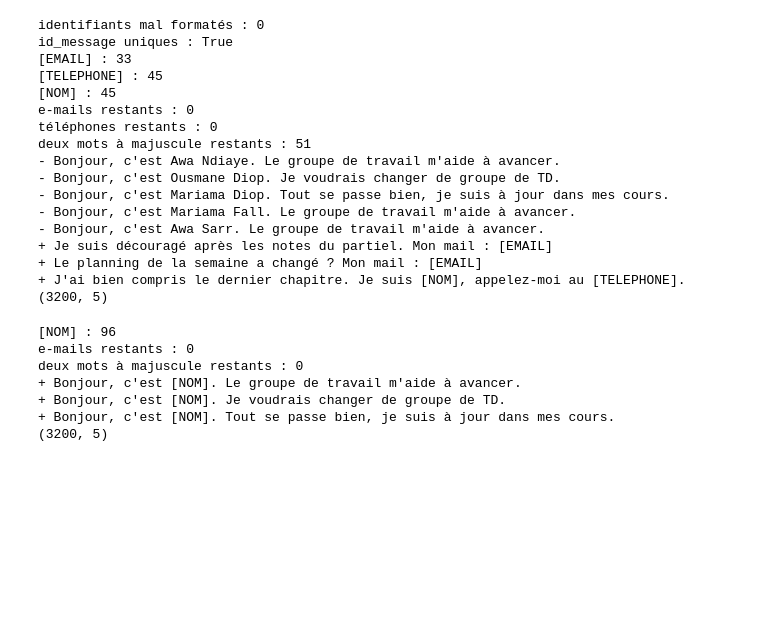
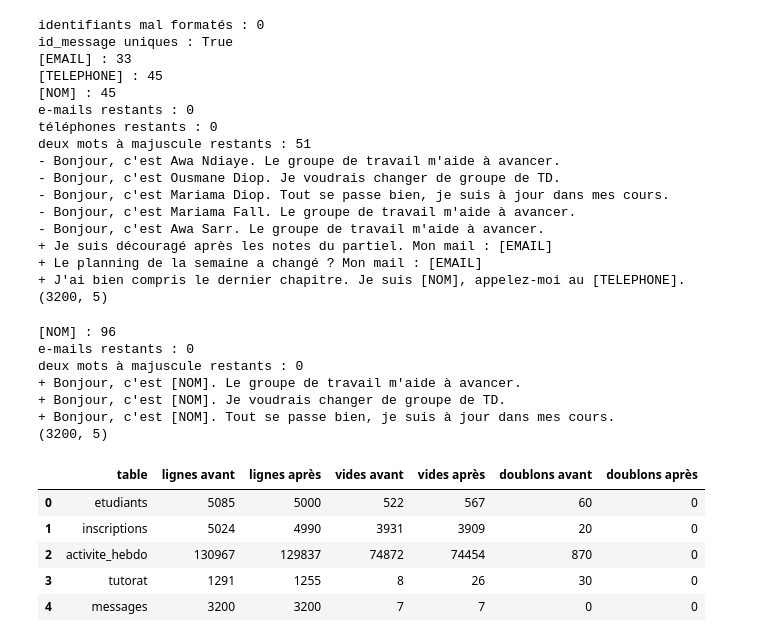
Before and after one commit to noumbethiam/horizon-decrochage-tutorat, a Jupyter notebook: notebooks/01_nettoyage.ipynb, the cells around one changed output. Drawn from its saved outputs; the diff is of its cells as text; code cells hidden in the pictures; blank space fills up the shorter version.

```diff
--- a/notebooks/01_nettoyage.ipynb
+++ b/notebooks/01_nettoyage.ipynb
@@ -1434,3 +1434,25 @@ deux mots à majuscule restants : 0
 + Bonjour, c'est [NOM]. Je voudrais changer de groupe de TD.
 + Bonjour, c'est [NOM]. Tout se passe bien, je suis à jour dans mes cours.
 (3200, 5)
+# %%
+tables = [("etudiants", ","), ("inscriptions", ";"), ("activite_hebdo", ","),
+          ("tutorat", ","), ("messages", ",")]
+lignes = []
+for nom, sep in tables:
+    avant = pd.read_csv(f"../data/raw/{nom}.csv", sep=sep)
+    apres = pd.read_csv(f"../data/processed/{nom}.csv")
+    lignes.append({
+        "table": nom,
+        "lignes avant": len(avant), "lignes après": len(apres),
+        "vides avant": int(avant.isna().sum().sum()), "vides après": int(apres.isna().sum().sum()),
+        "doublons avant": int(avant.duplicated().sum()), "doublons après": int(apres.duplicated().sum()),
+    })
+tableau = pd.DataFrame(lignes)
+display(tableau)
+# %% [output]
+|  | table | lignes avant | lignes après | vides avant | vides après | doublons avant | doublons après |
+| 0 | etudiants | 5085 | 5000 | 522 | 567 | 60 | 0 |
+| 1 | inscriptions | 5024 | 4990 | 3931 | 3909 | 20 | 0 |
+| 2 | activite_hebdo | 130967 | 129837 | 74872 | 74454 | 870 | 0 |
+| 3 | tutorat | 1291 | 1255 | 8 | 26 | 30 | 0 |
+| 4 | messages | 3200 | 3200 | 7 | 7 | 0 | 0 |
```
Also changed, not shown: 2 other files.
